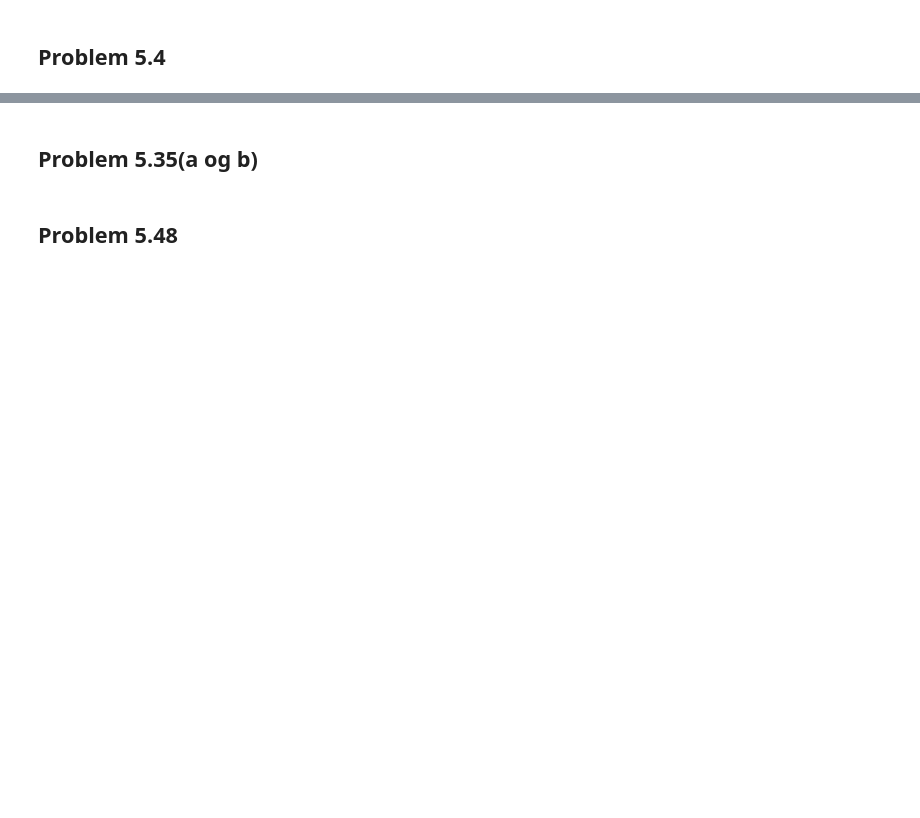
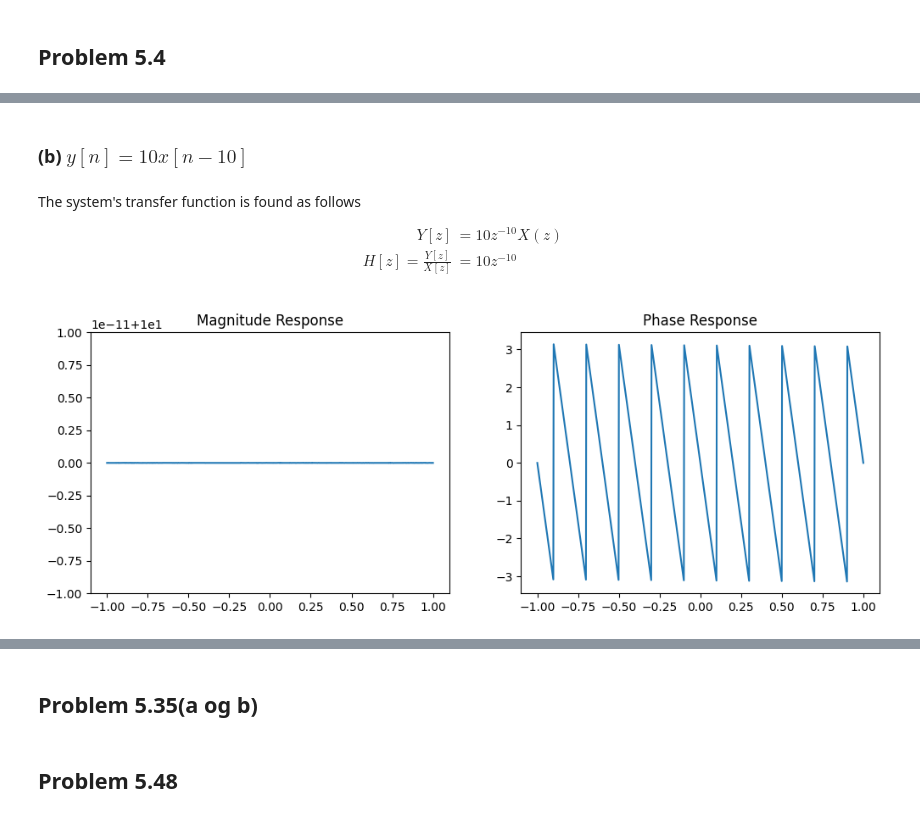
Before and after one commit to Khanrik/UniFolder, a Jupyter notebook: 4. Semester/Diskret-tids signalbehandling/TØ/Uge 6/Uge 6.ipynb, the cells around one changed output, grey strips where cells are left out. Saved outputs shown, nothing was run; the diff lists cells and outputs as text; code cells hidden in the pictures; blank space fills up the shorter version.

```diff
--- a/4. Semester/Diskret-tids signalbehandling/TØ/Uge 6/Uge 6.ipynb
+++ b/4. Semester/Diskret-tids signalbehandling/TØ/Uge 6/Uge 6.ipynb
@@ -88,0 +171,27 @@ yn = signal.lfilter()
+# %% [markdown]
+### (b) $y[n] = 10 x[n - 10]$
+# %% [markdown]
+The system's transfer function is found as follows
+
+\begin{align*}
+Y[z] &= 10 z^{-10} X(z)\\
+H[z] = \frac{Y[z]}{X[z]} &= 10 z^{-10}
+\end{align*}
+# %%
+num = np.zeros(11)
+num[-1] = 10
+den = [1]
+w = np.linspace(-np.pi, np.pi, 1000)
+_, H = signal.freqz(num, den, worN=w)
+plt.figure(figsize=(12, 4))
+
+plt.subplot(1, 2, 1)
+plt.plot(w/np.pi, np.abs(H))
+plt.title("Magnitude Response")
+
+plt.subplot(1, 2, 2)
+plt.plot(w / np.pi, np.angle(H))
+plt.title("Phase Response")
+plt.show()
+# %% [output]
+[figure, added]
```
Also changed, not shown: parts of 25 cells of this notebook.
